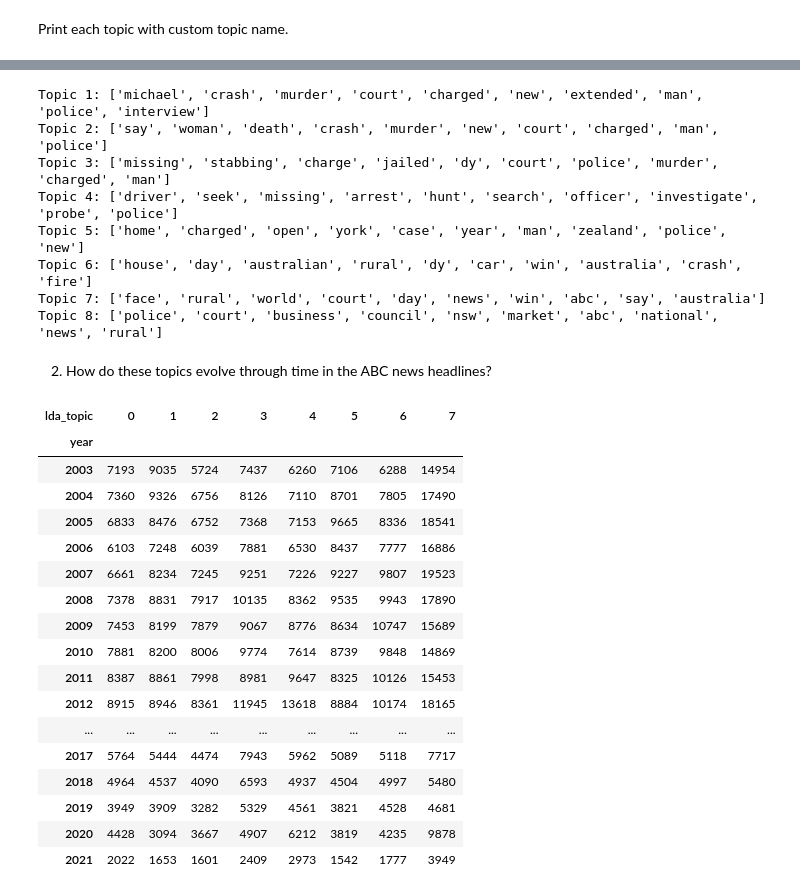
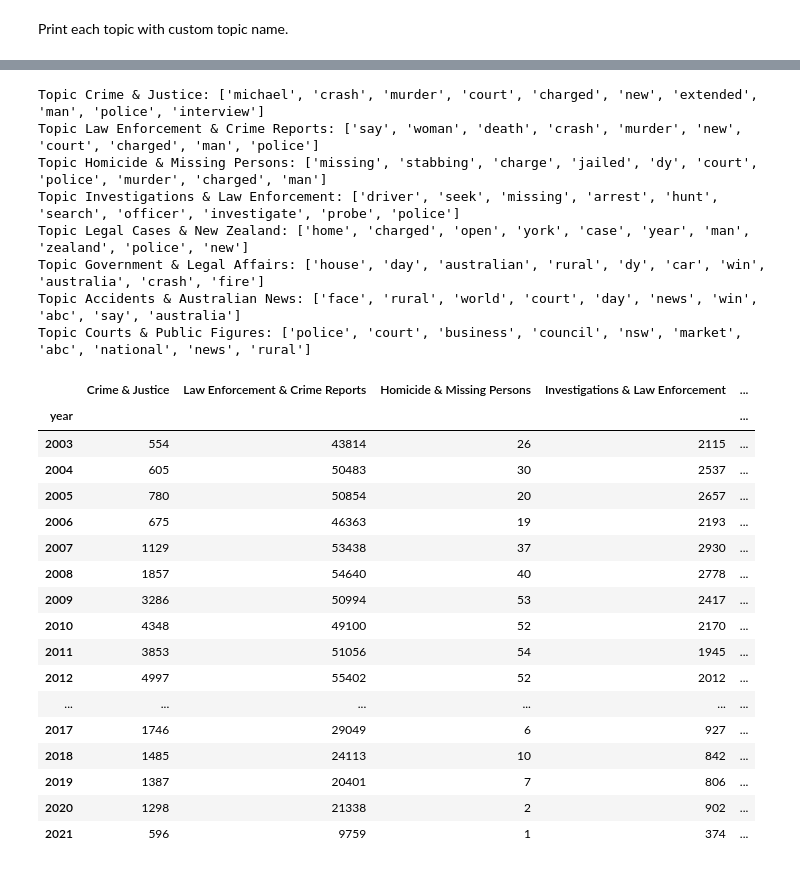
Before and after one commit to voira/text_mining_a1, a Jupyter notebook: project2.ipynb, the cells around one changed output, grey strips where cells are left out. Cells and saved outputs as stored; diff of their text form; code cells hidden in the pictures.

```diff
--- a/project2.ipynb
+++ b/project2.ipynb
@@ -238,18 +259,16 @@ lsa_topics = []
 for i, comp in enumerate(lsa_model.components_):
     top_terms = [terms[i] for i in comp.argsort()[-10:]]
     lsa_topics.append(top_terms)
-    print(f"Topic {i+1}: {top_terms}")
+    print(f"Topic {topic_labels_lsa[i+1]}: {top_terms}")
 # %% [output]
-Topic 1: ['michael', 'crash', 'murder', 'court', 'charged', 'new', 'extended', 'man', 'police', 'interview']
-Topic 2: ['say', 'woman', 'death', 'crash', 'murder', 'new', 'court', 'charged', 'man', 'police']
-Topic 3: ['missing', 'stabbing', 'charge', 'jailed', 'dy', 'court', 'police', 'murder', 'charged', 'man']
-Topic 4: ['driver', 'seek', 'missing', 'arrest', 'hunt', 'search', 'officer', 'investigate', 'probe', 'police']
-Topic 5: ['home', 'charged', 'open', 'york', 'case', 'year', 'man', 'zealand', 'police', 'new']
-Topic 6: ['house', 'day', 'australian', 'rural', 'dy', 'car', 'win', 'australia', 'crash', 'fire']
-Topic 7: ['face', 'rural', 'world', 'court', 'day', 'news', 'win', 'abc', 'say', 'australia']
-Topic 8: ['police', 'court', 'business', 'council', 'nsw', 'market', 'abc', 'national', 'news', 'rural']
+Topic Crime & Justice: ['michael', 'crash', 'murder', 'court', 'charged', 'new', 'extended', 'man', 'police', 'interview']
+Topic Law Enforcement & Crime Reports: ['say', 'woman', 'death', 'crash', 'murder', 'new', 'court', 'charged', 'man', 'police']
+Topic Homicide & Missing Persons: ['missing', 'stabbing', 'charge', 'jailed', 'dy', 'court', 'police', 'murder', 'charged', 'man']
+Topic Investigations & Law Enforcement: ['driver', 'seek', 'missing', 'arrest', 'hunt', 'search', 'officer', 'investigate', 'probe', 'police']
+Topic Legal Cases & New Zealand: ['home', 'charged', 'open', 'york', 'case', 'year', 'man', 'zealand', 'police', 'new']
+Topic Government & Legal Affairs: ['house', 'day', 'australian', 'rural', 'dy', 'car', 'win', 'australia', 'crash', 'fire']
+Topic Accidents & Australian News: ['face', 'rural', 'world', 'court', 'day', 'news', 'win', 'abc', 'say', 'australia']
+Topic Courts & Public Figures: ['police', 'court', 'business', 'council', 'nsw', 'market', 'abc', 'national', 'news', 'rural']
-# %% [markdown]
-2. How do these topics evolve through time in the ABC news headlines?
 # %%
 news["lsa_topic"] = np.argmax(lsa_topic_matrix, axis=1)
 news['lda_topic'] = lda_topic_matrix.argmax(axis=1)
@@ -257,26 +276,28 @@ news['lda_topic'] = lda_topic_matrix.argmax(axis=1)
 # Group by year to analyze topic evolution
 lsa_trends = news.groupby('year')['lsa_topic'].value_counts().unstack(fill_value=0)
 lda_trends = news.groupby('year')['lda_topic'].value_counts().unstack(fill_value=0)
-# %%
-lda_trends
-# %% [output]
-| lda_topic | 0 | 1 | 2 | 3 | 4 | 5 | 6 | 7 |
-| year |  |  |  |  |  |  |  |  |
-| 2003 | 7193 | 9035 | 5724 | 7437 | 6260 | 7106 | 6288 | 14954 |
-| 2004 | 7360 | 9326 | 6756 | 8126 | 7110 | 8701 | 7805 | 17490 |
-| 2005 | 6833 | 8476 | 6752 | 7368 | 7153 | 9665 | 8336 | 18541 |
-| 2006 | 6103 | 7248 | 6039 | 7881 | 6530 | 8437 | 7777 | 16886 |
-| 2007 | 6661 | 8234 | 7245 | 9251 | 7226 | 9227 | 9807 | 19523 |
-| 2008 | 7378 | 8831 | 7917 | 10135 | 8362 | 9535 | 9943 | 17890 |
-| 2009 | 7453 | 8199 | 7879 | 9067 | 8776 | 8634 | 10747 | 15689 |
-| 2010 | 7881 | 8200 | 8006 | 9774 | 7614 | 8739 | 9848 | 14869 |
-| 2011 | 8387 | 8861 | 7998 | 8981 | 9647 | 8325 | 10126 | 15453 |
-| 2012 | 8915 | 8946 | 8361 | 11945 | 13618 | 8884 | 10174 | 18165 |
-| ... | ... | ... | ... | ... | ... | ... | ... | ... |
-| 2017 | 5764 | 5444 | 4474 | 7943 | 5962 | 5089 | 5118 | 7717 |
-| 2018 | 4964 | 4537 | 4090 | 6593 | 4937 | 4504 | 4997 | 5480 |
-| 2019 | 3949 | 3909 | 3282 | 5329 | 4561 | 3821 | 4528 | 4681 |
-| 2020 | 4428 | 3094 | 3667 | 4907 | 6212 | 3819 | 4235 | 9878 |
-| 2021 | 2022 | 1653 | 1601 | 2409 | 2973 | 1542 | 1777 | 3949 |
+# %%
+lsa_trends.columns = list(topic_labels_lsa.values())
+lda_trends.columns = list(topic_labels_lda.values())
+lsa_trends
+# %% [output]
+|  | Crime & Justice | Law Enforcement & Crime Reports | Homicide & Missing Persons | Investigations & Law Enforcement | ... |
+| year |  |  |  |  | ... |
+| 2003 | 554 | 43814 | 26 | 2115 | ... |
+| 2004 | 605 | 50483 | 30 | 2537 | ... |
+| 2005 | 780 | 50854 | 20 | 2657 | ... |
+| 2006 | 675 | 46363 | 19 | 2193 | ... |
+| 2007 | 1129 | 53438 | 37 | 2930 | ... |
+| 2008 | 1857 | 54640 | 40 | 2778 | ... |
+| 2009 | 3286 | 50994 | 53 | 2417 | ... |
+| 2010 | 4348 | 49100 | 52 | 2170 | ... |
+| 2011 | 3853 | 51056 | 54 | 1945 | ... |
+| 2012 | 4997 | 55402 | 52 | 2012 | ... |
+| ... | ... | ... | ... | ... | ... |
+| 2017 | 1746 | 29049 | 6 | 927 | ... |
+| 2018 | 1485 | 24113 | 10 | 842 | ... |
+| 2019 | 1387 | 20401 | 7 | 806 | ... |
+| 2020 | 1298 | 21338 | 2 | 902 | ... |
+| 2021 | 596 | 9759 | 1 | 374 | ... |
 # %%
 # Plot trends
```
Also changed, not shown: parts of 19 cells of this notebook.
